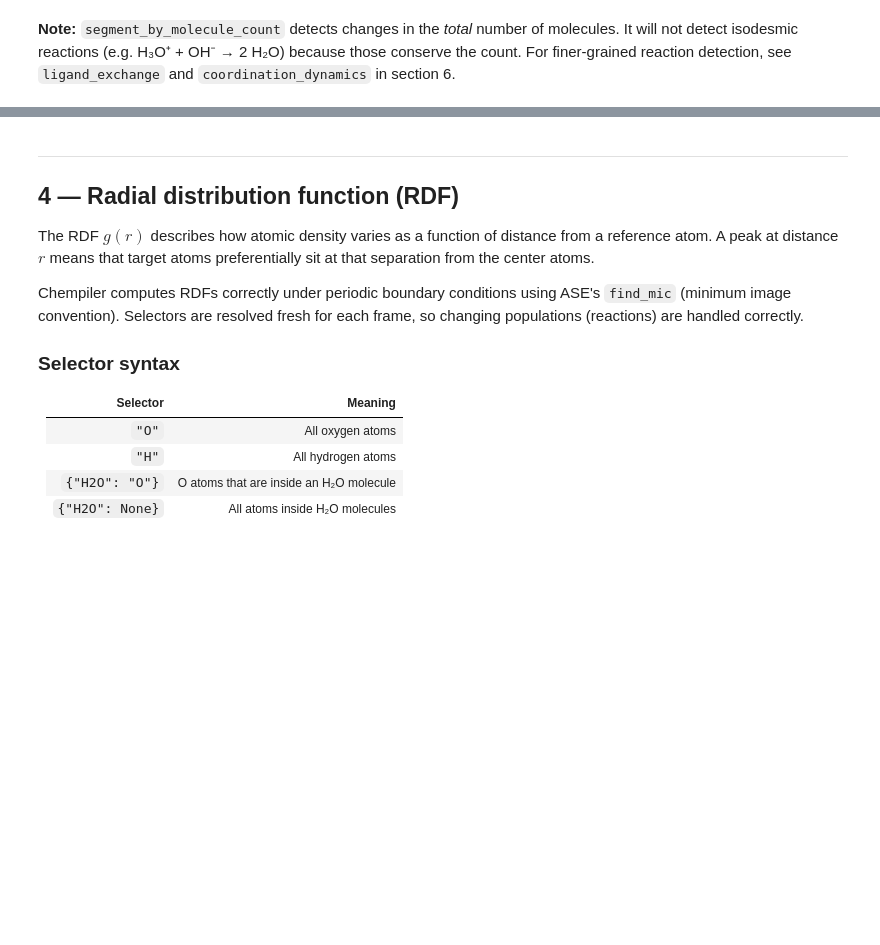
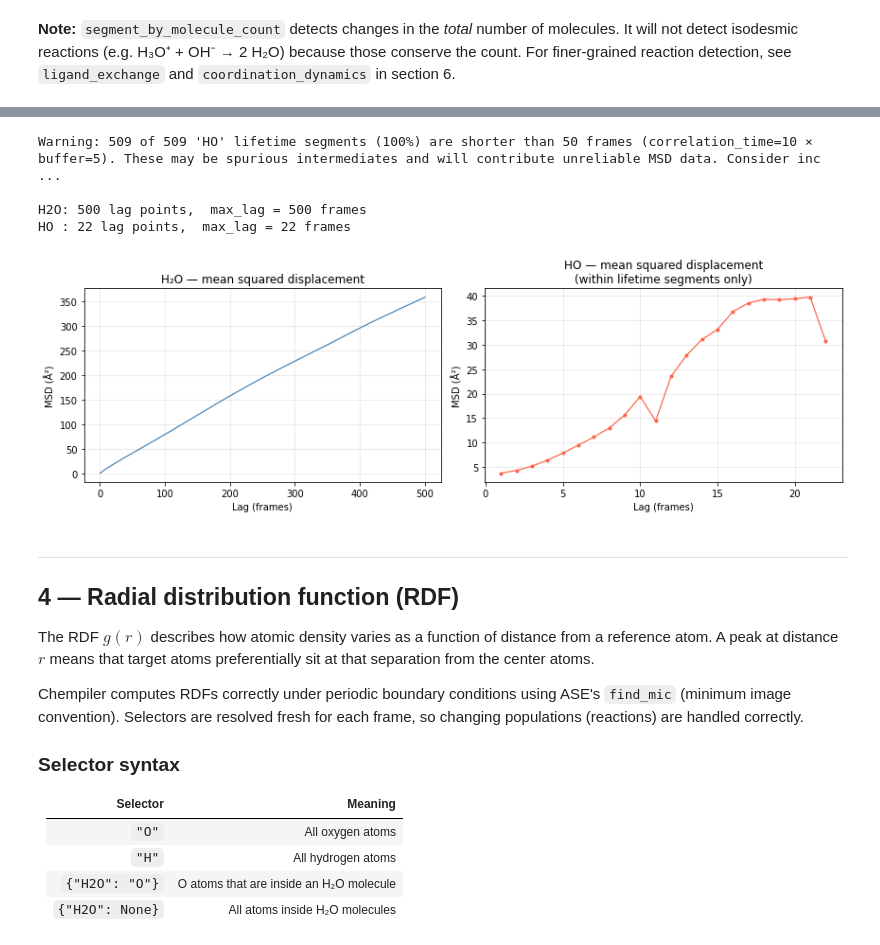
Before and after one commit to viktorsvahn/chempiler, a Jupyter notebook: chempiler_demo.ipynb, the cells around one changed output, grey strips where cells are left out. Cells and saved outputs as stored; diff of their text form; code cells hidden in the pictures; blank space fills up the shorter version.

```diff
--- a/chempiler_demo.ipynb
+++ b/chempiler_demo.ipynb
@@ -228,3 +285,45 @@ the count. For finer-grained reaction detection, see `ligand_exchange` and `coor
+# %%
+import warnings
+
+# H2O: long-lived species — no warning expected
+lags_w, msd_w, n_w = traj.msd("H2O", max_lag=500, correlation_time=50)
+
+# HO: transient species — warn if segments shorter than correlation_time * buffer
+# correlation_time=10 frames, buffer=5 → threshold = 50 frames
+with warnings.catch_warnings(record=True) as caught:
+    warnings.simplefilter("always")
+    lags_ho, msd_ho, n_ho_msd = traj.msd("HO", correlation_time=10)
+
+for w in caught:
+    print(f"Warning: {w.message}")
+
+print(f"\nH2O: {len(lags_w)} lag points,  max_lag = {lags_w[-1]} frames")
+print(f"HO : {len(lags_ho)} lag points,  max_lag = {lags_ho[-1]} frames")
+# %% [output]
+Warning: 509 of 509 'HO' lifetime segments (100%) are shorter than 50 frames (correlation_time=10 × buffer=5). These may be spurious intermediates and will contribute unreliable MSD data. Consider inc ...
+
+H2O: 500 lag points,  max_lag = 500 frames
+HO : 22 lag points,  max_lag = 22 frames
+# %%
+fig, axes = plt.subplots(1, 2, figsize=(12, 4))
+
+# H2O
+axes[0].plot(lags_w, msd_w, color="steelblue", lw=1.2)
+axes[0].set_xlabel("Lag (frames)")
+axes[0].set_ylabel("MSD (Å²)")
+axes[0].set_title("H₂O — mean squared displacement")
+
+# HO — may have few points if segments are short
+axes[1].plot(lags_ho, msd_ho, color="tomato", lw=1.2,
+             marker="o", ms=3, markevery=max(1, len(lags_ho)//20))
+axes[1].set_xlabel("Lag (frames)")
+axes[1].set_ylabel("MSD (Å²)")
+axes[1].set_title("HO — mean squared displacement\n(within lifetime segments only)")
+
+plt.tight_layout()
+plt.show()
+# %% [output]
+[figure, added]
 # %% [markdown]
 ---
 ## 4 — Radial distribution function (RDF)
```
Also changed, not shown: parts of 5 cells of this notebook.
